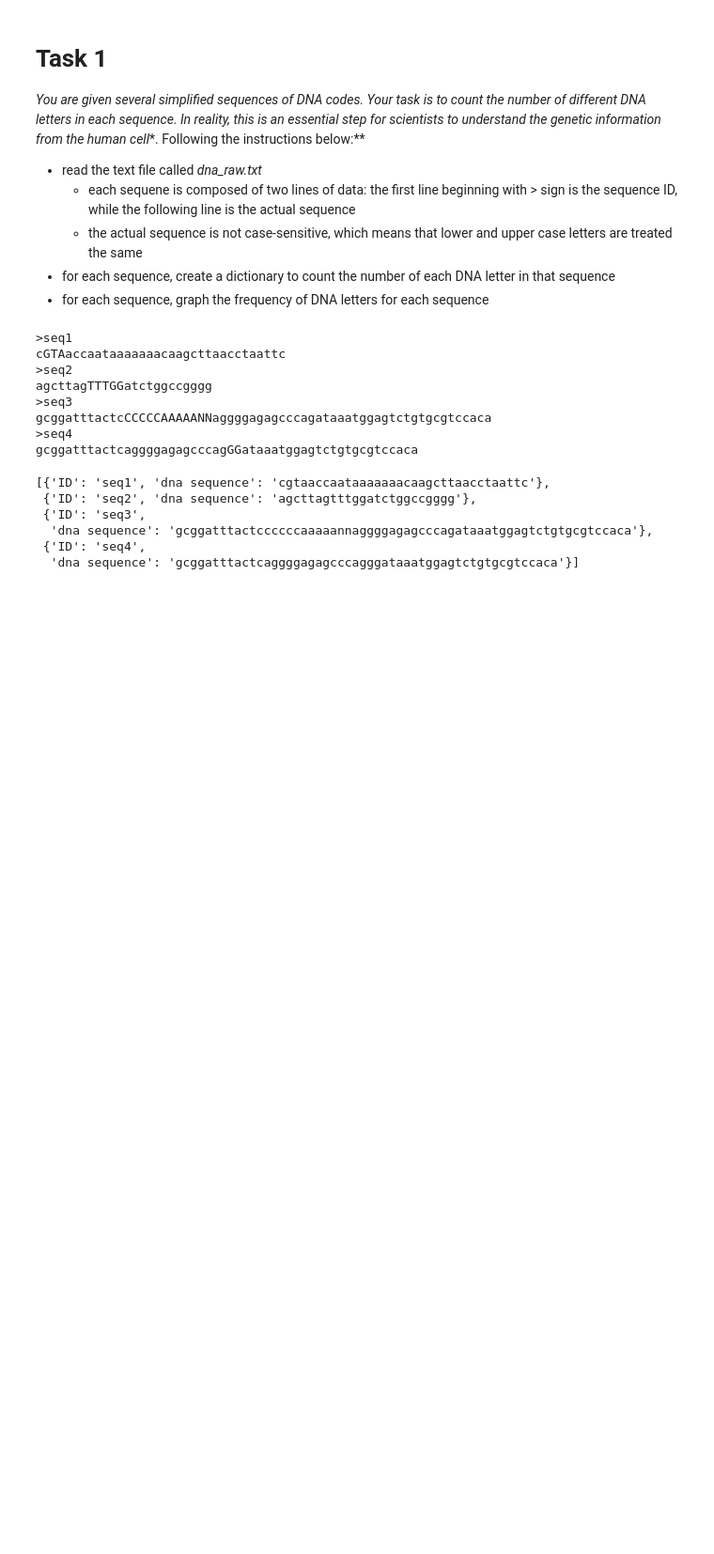
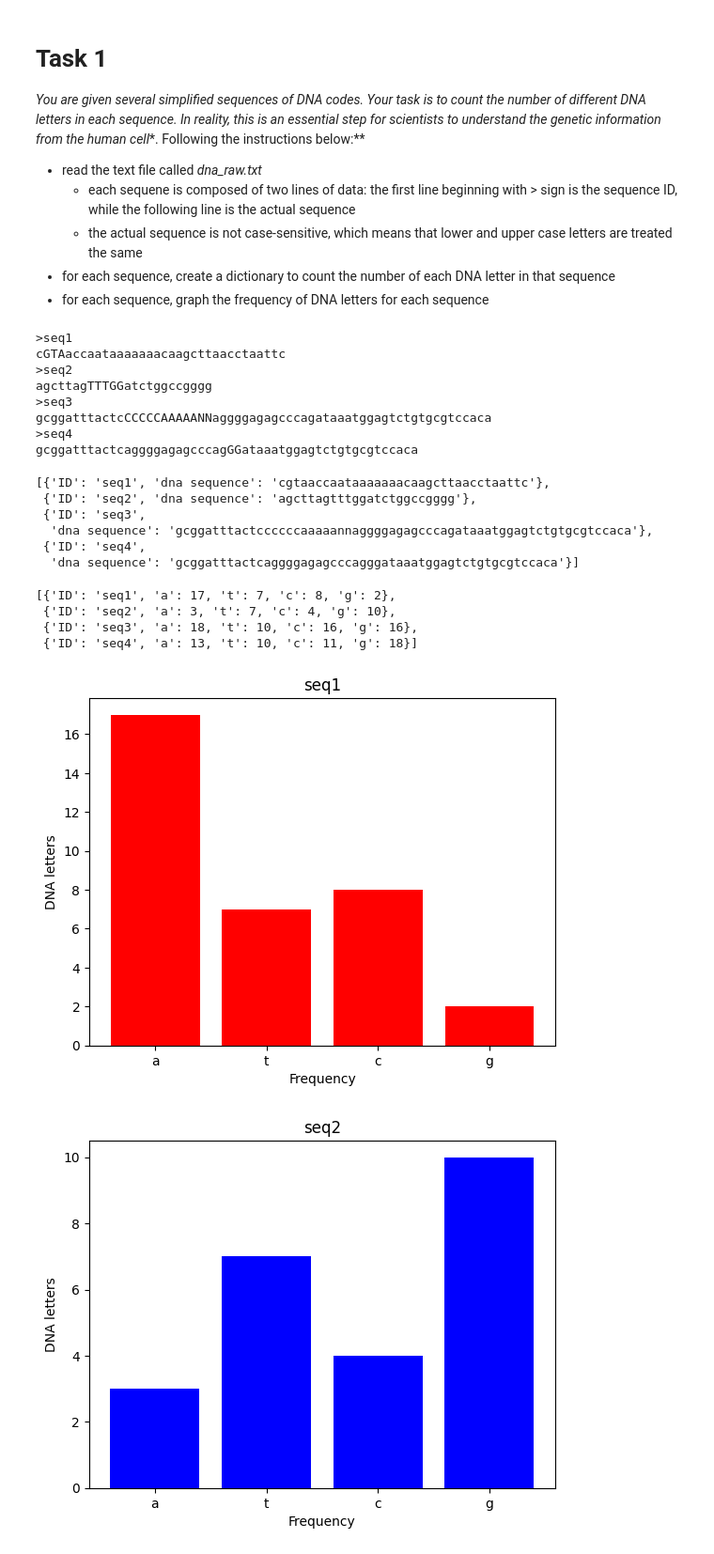
Before and after one commit to ponagr/python_labb_1, a Jupyter notebook: labb.ipynb, the cells around one changed output. Shown: that part at 94% size. Cells and saved outputs as stored; diff of their text form; code cells hidden in the pictures; blank space fills up the shorter version.

Commit message:
räknat och sorterat lista till nya dictionarys, och skrivit ut dessa i grafer

```diff
--- a/labb.ipynb
+++ b/labb.ipynb
@@ -50,3 +51,58 @@ dict_list
   'dna sequence': 'gcggatttactccccccaaaaannaggggagagcccagataaatggagtctgtgcgtccaca'},
  {'ID': 'seq4',
   'dna sequence': 'gcggatttactcaggggagagcccagggataaatggagtctgtgcgtccaca'}]
+# %%
+#- for each sequence, create a dictionary to count the number of each DNA letter in that sequence
+numbers_dict_list = []
+for dict in dict_list:
+    id = dict.get("ID")
+    seq = dict.get("dna sequence")
+    #räkna ut hur många av varje bokstav som finns i sekvensen, spara i varsin variabel
+    a = seq.count("a")
+    t = seq.count("t")
+    c = seq.count("c")
+    g = seq.count("g")
+
+    #lägg in alla värden och skapa en dictionary
+    number_of_letters_dna = {
+        "ID": id,
+        "a": a,
+        "t": t,
+        "c": c,
+        "g": g,
+    }
+    #lägg till dictionary i en lista
+    numbers_dict_list.append(number_of_letters_dna)
+
+numbers_dict_list
+# %% [output]
+[{'ID': 'seq1', 'a': 17, 't': 7, 'c': 8, 'g': 2},
+ {'ID': 'seq2', 'a': 3, 't': 7, 'c': 4, 'g': 10},
+ {'ID': 'seq3', 'a': 18, 't': 10, 'c': 16, 'g': 16},
+ {'ID': 'seq4', 'a': 13, 't': 10, 'c': 11, 'g': 18}]
+# %%
+#- for each sequence, graph the frequency of DNA letters for each sequence
+import matplotlib.pyplot as plt
+
+#lägger till lite färger för skojjs skull
+colours = ["red", "blue", "yellow", "green"]
+i = 0
+
+#loopa igenom listan och hämta ut alla värden, lägg sedan in alla värden och skriv ut i en graf innan vi går till nästa dictionary
+for part in numbers_dict_list:
+    id = part.get("ID")
+    a = part.get("a")
+    t = part.get("t")
+    c = part.get("c")
+    g = part.get("g")
+    plt.title(id)
+    plt.ylabel("DNA letters")
+    plt.xlabel("Frequency")
+    x = ["a", "t", "c", "g"]
+    y = [a, t, c, g]
+    plt.bar(x,y, color = colours[i])
+    plt.show()
+    i += 1
+# %% [output]
+[figure, added]
+[figure, added]
```
Also changed, not shown: parts of 2 cells of this notebook.
